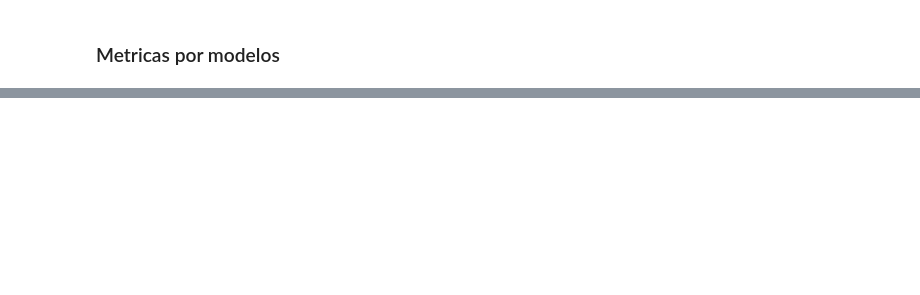
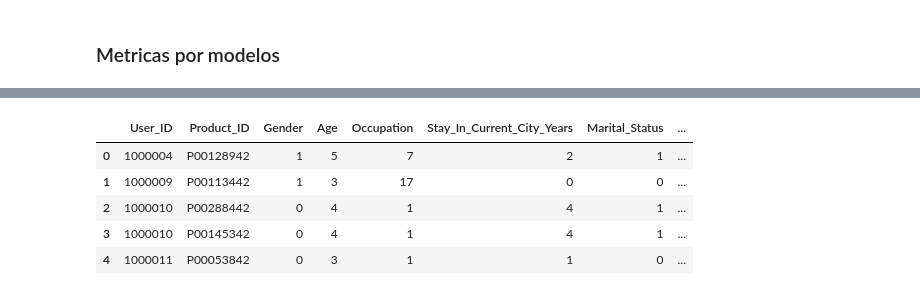
Before and after one commit to lArkl/UDSC, a Jupyter notebook: Sesiones/Problema_2/Modelos.ipynb, the cells around one changed output, grey strips where cells are left out. Saved outputs shown, nothing was run; the diff lists cells and outputs as text; code cells hidden in the pictures; blank space fills up the shorter version.

```diff
--- a/Sesiones/Problema_2/Modelos.ipynb
+++ b/Sesiones/Problema_2/Modelos.ipynb
@@ -437,0 +490,13 @@ results
+# %%
+dict_temp = {'0-17':1, '55+':7 ,'26-35':3, '46-50':5, '51-55':6, '36-45':4, '18-25':2}
+test['Age'] = test['Age'].map(dict_temp)
+dict_temp = {'M':1, 'F':0}
+test['Gender'] = test['Gender'].map(dict_temp)
+test.head()
+# %% [output]
+|  | User_ID | Product_ID | Gender | Age | Occupation | Stay_In_Current_City_Years | Marital_Status | ... |
+| 0 | 1000004 | P00128942 | 1 | 5 | 7 | 2 | 1 | ... |
+| 1 | 1000009 | P00113442 | 1 | 3 | 17 | 0 | 0 | ... |
+| 2 | 1000010 | P00288442 | 0 | 4 | 1 | 4 | 1 | ... |
+| 3 | 1000010 | P00145342 | 0 | 4 | 1 | 4 | 1 | ... |
+| 4 | 1000011 | P00053842 | 0 | 3 | 1 | 1 | 0 | ... |
```
Also changed, not shown: parts of 18 cells of this notebook.
